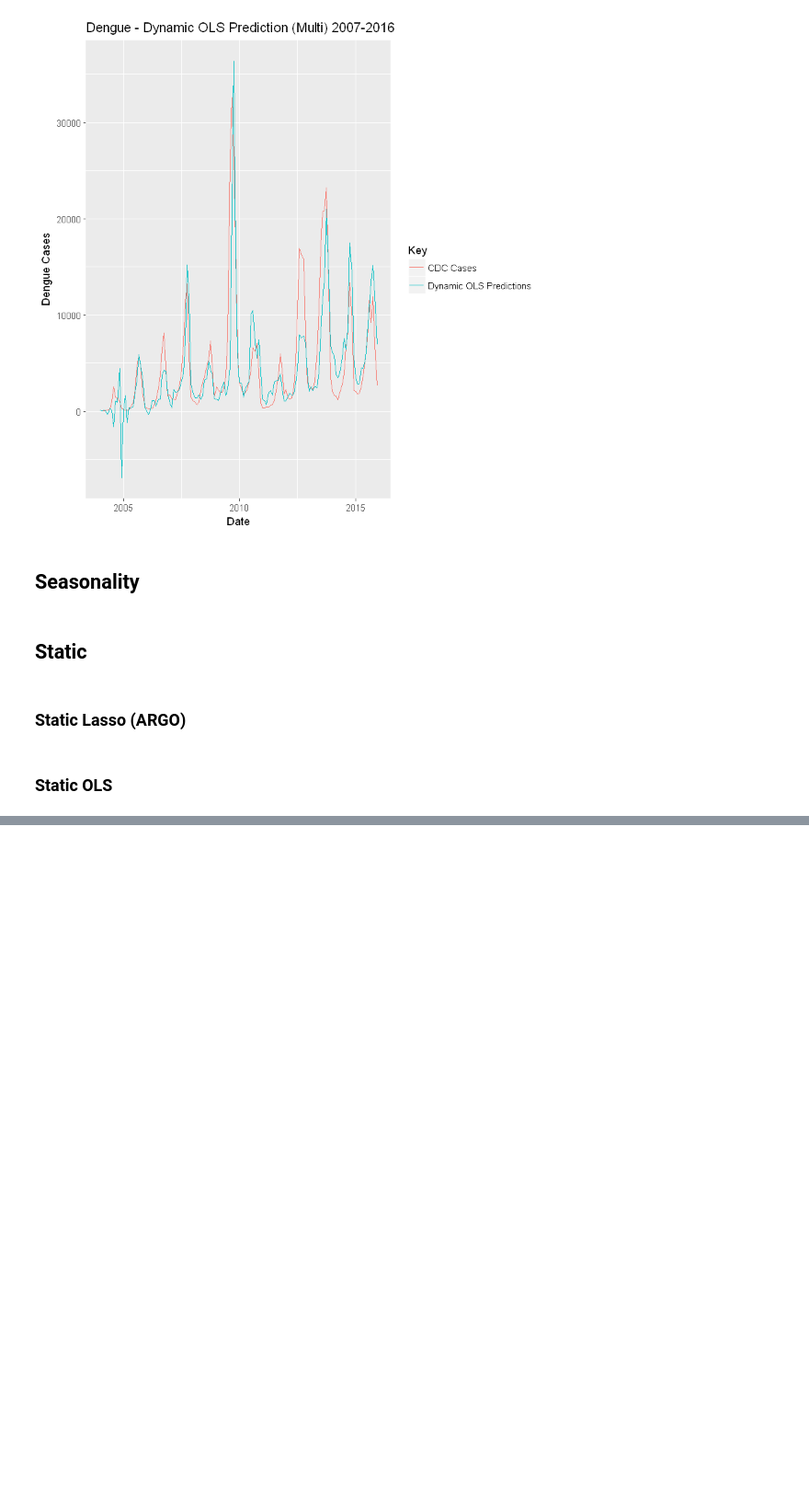
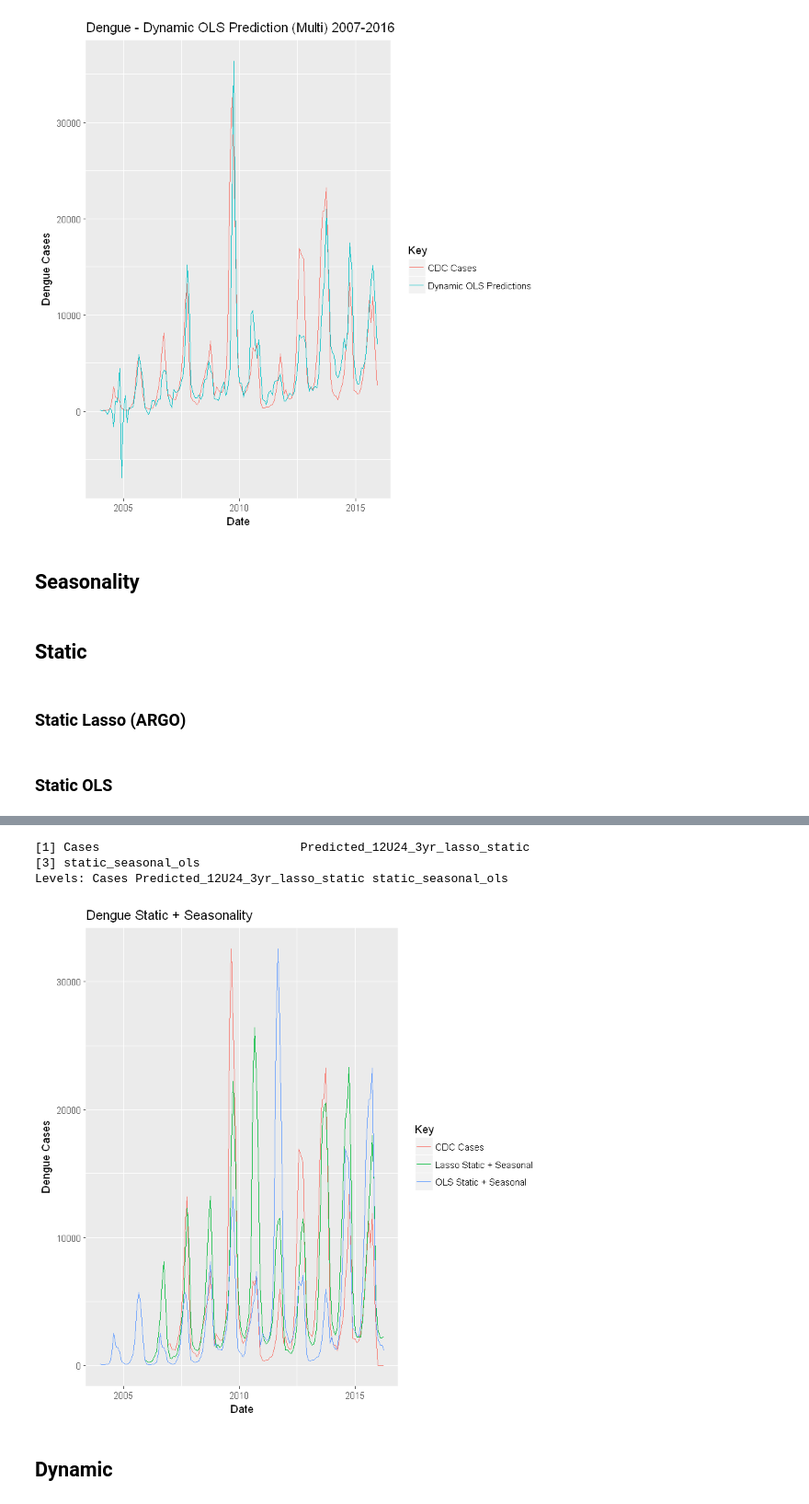
Before and after one commit to karlamejia/Projects, a Jupyter notebook: Dengue Full.ipynb, the cells around one changed output, grey strips where cells are left out. Shown: that part at 92% size. Cells and saved outputs as stored; diff of their text form; code cells hidden in the pictures; blank space fills up the shorter version.

```diff
--- a/Dengue Full.ipynb
+++ b/Dengue Full.ipynb
@@ -526,0 +507,46 @@ NULL
+# %%
+# Train model on data from first 24 months
+set.seed(1)
+x_train <- model.matrix(Cases~.,GB_train)[,c("dengue", "dengue.dengue.dengue", "el.dengue", "dengue.sintomas", "sintomas.dl.dengue",
+            "dengue.hemorragico", "sintomas.de.dengue", "que.es.dengue", "dengue.clasico", "dengue.mosquito",
+            "Case_2yr", "Case_1mo", "Case_2mo", "Case_3mo",  "Case_11mo", "Case_12mo")]
+y_train <- GB_train$Cases
+OLS_fit <- glm(Cases~., data=GB_train[,c("dengue", "dengue.dengue.dengue", "el.dengue", "dengue.sintomas", "sintomas.dl.dengue",
+            "dengue.hemorragico", "sintomas.de.dengue", "que.es.dengue", "dengue.clasico", "dengue.mosquito", "Cases",
+            "Case_2yr", "Case_1mo", "Case_2mo", "Case_3mo",  "Case_11mo", "Case_12mo")], family=gaussian())
+
+# Test trained model on data from after first 24 months
+static_pred <- predict(OLS_fit, GB_test)
+# %%
+GB_seasonality$static_seasonal_ols <- 0
+for(i in 1:nrow(GB_seasonality)){
+    if(i<=24){
+        GB_seasonality$static_seasonal_ols[i] <- GB_seasonality$Cases[i]
+    }
+    if(i>24){
+        GB_seasonality$static_seasonal_ols[i] <- static_pred[i-24]
+    }
+}
+# %%
+GB_seasonality2 <- GB_seasonality[,c("Date", "Month", "Year", "dengue", "dengue.dengue.dengue", "el.dengue",
+                                     "dengue.sintomas", "sintomas.dl.dengue", "dengue.hemorragico",
+                                     "sintomas.de.dengue", "que.es.dengue", "dengue.clasico", "dengue.mosquito",
+                                     "Cases", "Predicted_12U24_3yr_lasso_static", "static_seasonal_ols")]
+# %%
+GB_long <- melt(GB_seasonality2, id=c("Date", "Month", "Year", "dengue", "dengue.dengue.dengue",
+                               "el.dengue", "dengue.sintomas", "sintomas.dl.dengue",
+                               "dengue.hemorragico", "sintomas.de.dengue", "que.es.dengue",
+                               "dengue.clasico", "dengue.mosquito"))
+unique(GB_long$variable)
+# %% [output]
+[1] Cases                            Predicted_12U24_3yr_lasso_static
+[3] static_seasonal_ols
+Levels: Cases Predicted_12U24_3yr_lasso_static static_seasonal_ols
+# %%
+ggplot(GB_long, aes(Date, value, col=variable)) + geom_line() +
+    labs(title="Dengue Static + Seasonality", y="Dengue Cases", col="Key") +
+    scale_color_hue(labels=c("CDC Cases", "Lasso Static + Seasonal", "OLS Static + Seasonal"))
+# %% [output]
+[figure, added]
+# %% [markdown]
+## Dynamic
```
Also changed, not shown: parts of 18 cells of this notebook.
